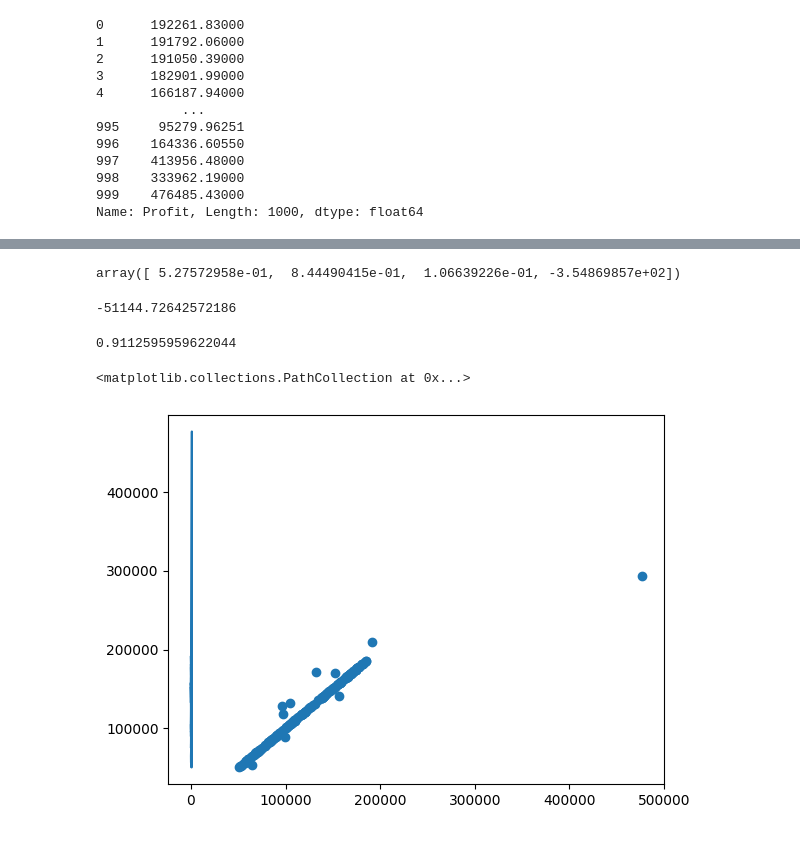
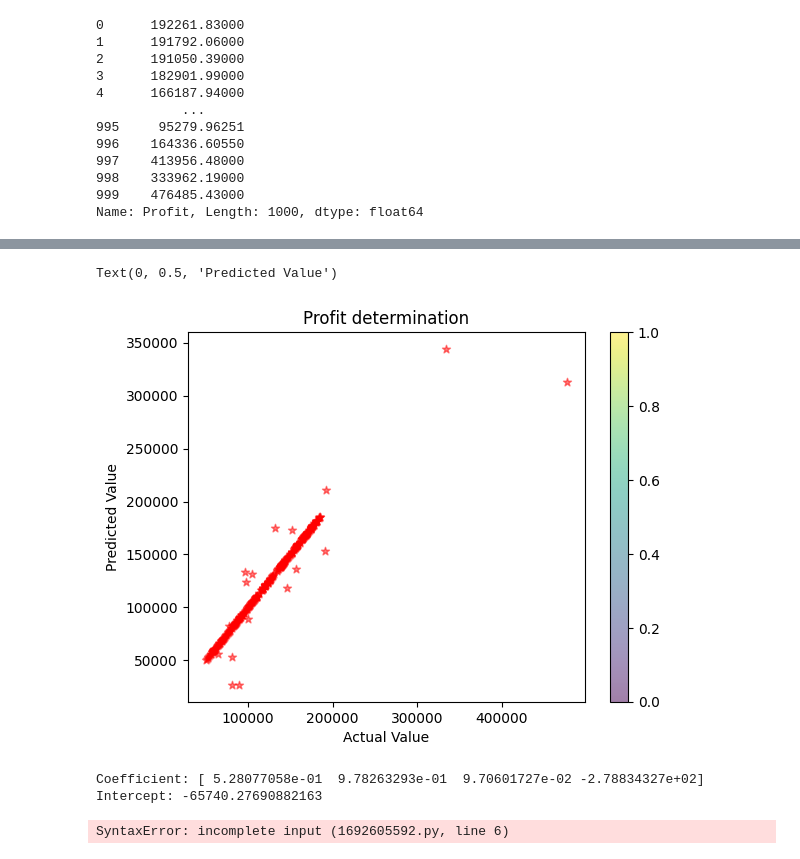
Before and after one commit to shivamrakhunde/Machine-Learning, a Jupyter notebook: LinearRegression.ipynb, the cells around one changed output, grey strips where cells are left out. Saved outputs shown, nothing was run; the diff lists cells and outputs as text; code cells hidden in the pictures.

Commit message:
Updated LinearRegression

```diff
--- a/LinearRegression.ipynb
+++ b/LinearRegression.ipynb
@@ -89,7 +60,7 @@ x
 | 999 | 161181.72 | 270939.860 | 295442.1700 | 2 |
 1000 rows × 4 columns
 # %%
-y=df2.iloc[:,-1]
+y=df.iloc[:,-1]
 y
 # %% [output]
 0      192261.83000
@@ -105,10 +76,10 @@ y
 999    476485.43000
 Name: Profit, Length: 1000, dtype: float64
 # %%
-# Split into Training and Testing Data
+# Train test split
 from sklearn.model_selection import train_test_split
-xtrain,xtest,ytrain,ytest=train_test_split(x,y,test_size=0.2,random_state=0)
+xtrain,xtest,ytrain,ytest=train_test_split(x,y,test_size=0.3,random_state=0)
 # %%
+# Model
 from sklearn.linear_model import LinearRegression
-linearregression = LinearRegression()
-linearregression.fit(xtrain,ytrain)
+model=LinearRegression()
@@ -138,20 +86,30 @@ array([ 89624.88499983,  88261.44060358,  94728.57723845, 176034.49990954,
-# %%
-linearregression.coef_
-# %% [output]
-array([ 5.27572958e-01,  8.44490415e-01,  1.06639226e-01, -3.54869857e+02])
-# %%
-linearregression.intercept_
-# %% [output]
--51144.72642572186
-# %%
-from sklearn.metrics import r2_score
-r2_score(ytest,ypred)
-# %% [output]
-0.9112595959622044
-# %%
-import matplotlib.pyplot as plt
-plt.plot(ytest)
-plt.scatter(ytest,ypred)
-# %% [output]
-<matplotlib.collections.PathCollection at 0x...>
-[figure, removed]
+# %%
+# Model fitting
+model.fit(xtrain,ytrain)
+ypred=model.predict(xtest)
+# %%
+# Plotting graph
+import matplotlib.pyplot as plt
+plt.scatter(ytest,ypred,marker='*',alpha=0.5,color='r')
+plt.title('Profit determination')
+plt.xlabel('Actual Value')
+plt.ylabel('Predicted Value')
+# %% [output]
+Text(0, 0.5, 'Predicted Value')
+[figure, added]
+# %%
+# Linear Regression line characteristics
+print("Coefficient:",model.coef_)
+print("Intercept:",model.intercept_)
+# %% [output]
+Coefficient: [ 5.28077058e-01  9.78263293e-01  9.70601727e-02 -2.78834327e+02]
+Intercept: -65740.27690882163
+# %%
+# Metrics
+from sklearn.metrics import mean_squared_error,mean_absolute_error,r2_score,accuracy_score
+print("Mean Squared Error:",mean_squared_error(ytest,ypred))
+print("Mean Absolute Error:",mean_absolute_error(ytest,ypred))
+print("r2_score:",r2_score(ytest,ypred))
+print(accuracy_score(ytest,ypred)
+# %% [output]
+SyntaxError: incomplete input (1692605592.py, line 6)
```
Also changed, not shown: parts of 9 cells of this notebook.
